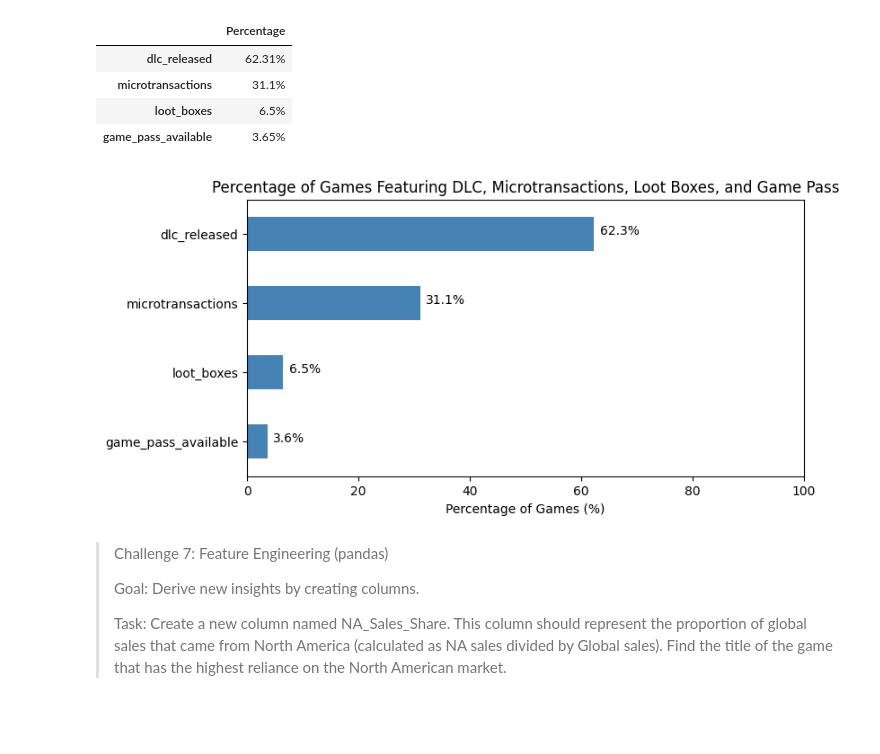
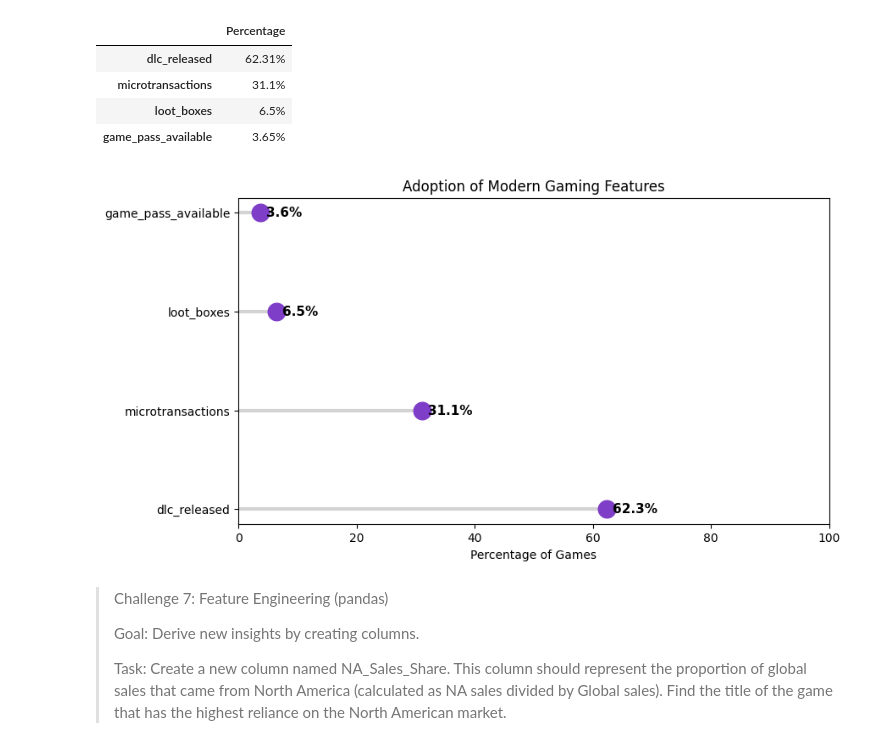
Before and after one commit to SalmaAllam8/Videogames-data-analysis-using-mysql-findings-and-insights-, a Jupyter notebook: notebook_analysis.ipynb, the cells around one changed output. Drawn from its saved outputs; the diff is of its cells as text; code cells hidden in the pictures; blank space fills up the shorter version.

```diff
--- a/notebook_analysis.ipynb
+++ b/notebook_analysis.ipynb
@@ -333,22 +333,42 @@ percentage_table
 | microtransactions | 31.1% |
 | loot_boxes | 6.5% |
 | game_pass_available | 3.65% |
-# %%
-
-(percentages
- .sort_values()
- .plot.barh(figsize=(8,4), color="steelblue"))
-
-plt.xlabel("Percentage of Games (%)")
-plt.title("Percentage of Games Featuring DLC, Microtransactions, Loot Boxes, and Game Pass")
-plt.xlim(0, 100)
-
-for i, value in enumerate(percentages.sort_values()):
-    plt.text(value + 1, i, f"{value:.1f}%")
-
-plt.show()
-# %% [output]
-[figure, removed]
+# %%
+
+
+fig, ax = plt.subplots(figsize=(9,5))
+
+ax.hlines(
+    y=percentages.index,
+    xmin=0,
+    xmax=percentages.values,
+    color="lightgray",
+    linewidth=3
+)
+
+ax.scatter(
+    percentages.values,
+    percentages.index,
+    s=220,
+    color="#7E3EC7",
+    zorder=3
+)
+
+for i, value in enumerate(percentages.values):
+    ax.text(value + 1,
+            i,
+            f"{value:.1f}%",
+            va="center",
+            fontsize=11,
+            fontweight="bold")
+
+ax.set_xlim(0,100)
+ax.set_xlabel("Percentage of Games")
+ax.set_title("Adoption of Modern Gaming Features")
+
+plt.show()
+# %% [output]
+[figure, added]
 # %% [markdown]
 
 >  Challenge 7: Feature Engineering (pandas)
```
